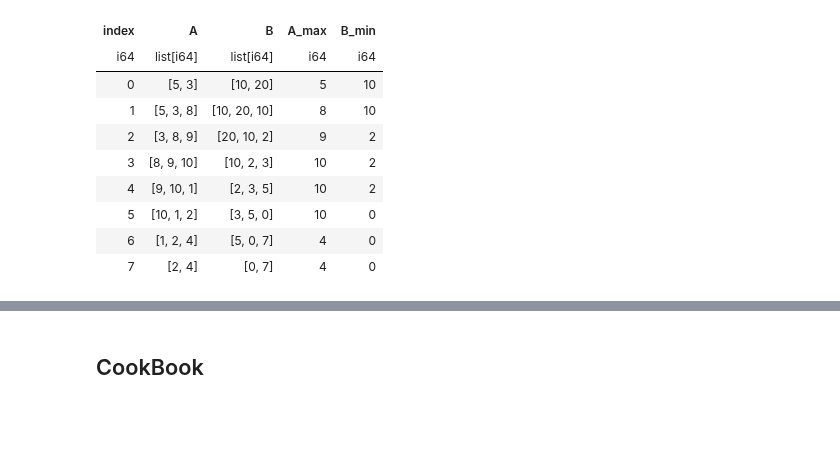
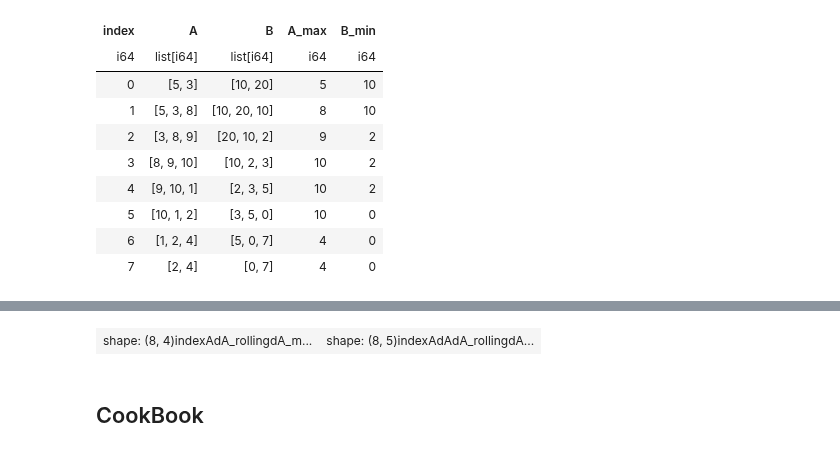
Before and after one commit to ruoyu0088/polars_guide, a Jupyter notebook: polars_guide/030_polars_group.ipynb, the cells around one changed output, grey strips where cells are left out. Cells and saved outputs as stored; diff of their text form; code cells hidden in the pictures; blank space fills up the shorter version.

```diff
--- a/polars_guide/030_polars_group.ipynb
+++ b/polars_guide/030_polars_group.ipynb
@@ -308,3 +344,20 @@ shape: (8, 5)
+# %%
+df1 = df.select('A').with_row_index().with_columns(
+    pl.col('A').rolling('index', period='3i'),
+    pl.col('A').diff().rolling('index', period='3i').alias('dA_rolling'),
+    pl.col('A').diff().max().rolling('index', period='3i').alias('dA_max_rolling') #❶
+)
+
+df2 = df.select('A').with_row_index().with_columns(
+    pl.col('A').diff().alias('dA') #❷
+).with_columns(
+    pl.col('dA').rolling('index', period='3i').alias('dA_rolling'),
+    pl.col('dA').max().rolling('index', period='3i').alias('dA_max_rolling') #❷
+)
+
+row(df1, df2)
+# %% [output]
+| shape: (8, 4)indexAdA_rollingdA_m... | shape: (8, 5)indexAdAdA_rollingdA... |
 # %% [markdown]
 ## CookBook
 # %% [markdown]
```
Also changed, not shown: parts of 23 cells of this notebook, 1 other file.
